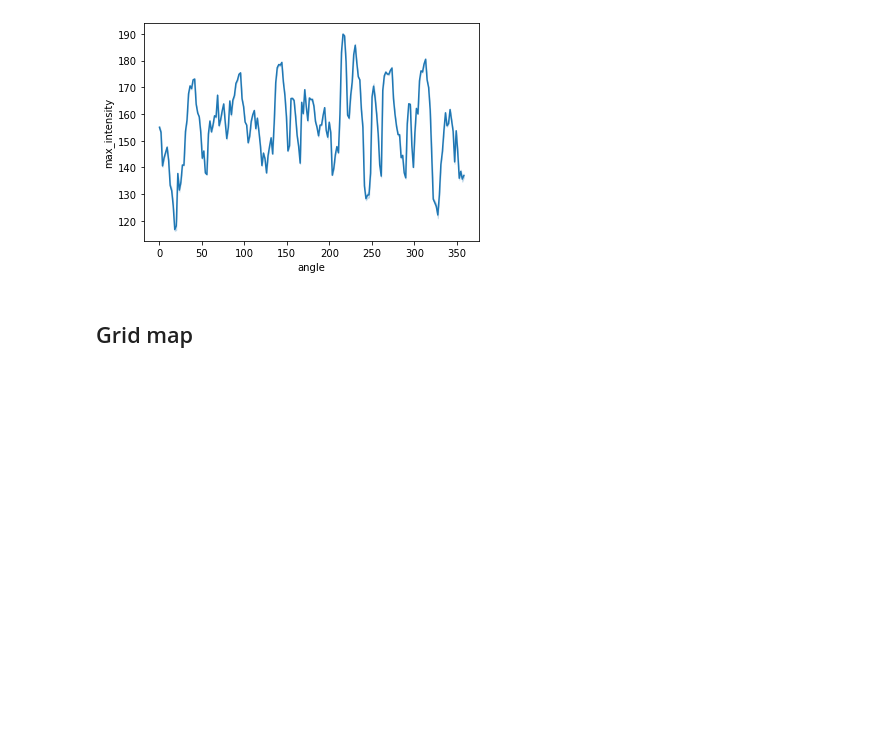
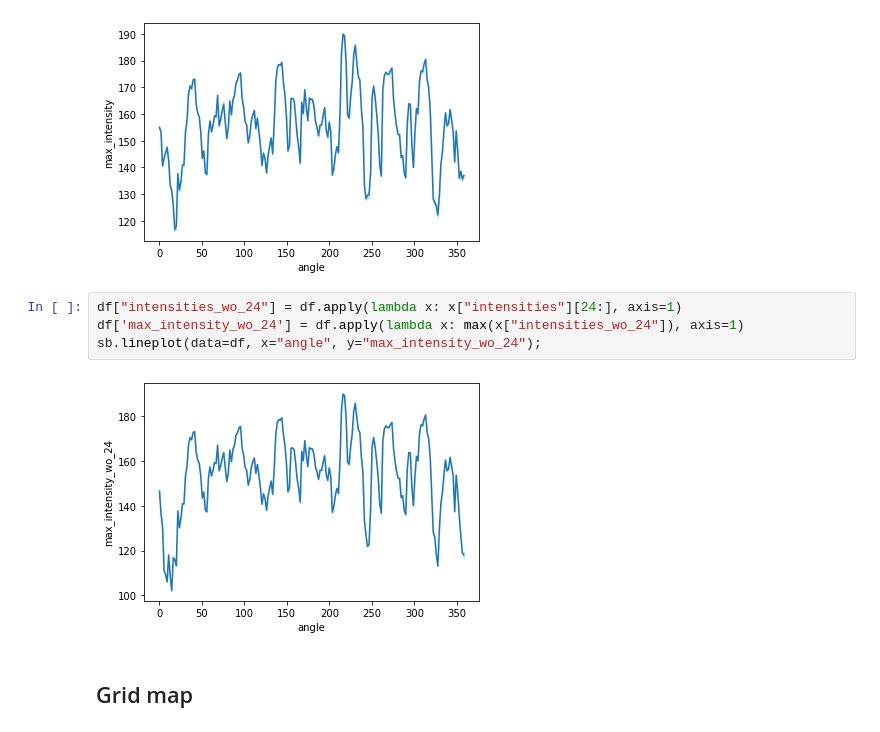
Before and after one commit to JoaoCostaIFG/slam, a Jupyter notebook: preproc.ipynb, the cells around one changed output. Drawn from its saved outputs; the diff is of its cells as text; blank space fills up the shorter version.

```diff
--- a/preproc.ipynb
+++ b/preproc.ipynb
@@ -56,6 +56,12 @@ df['max_intensity'] = df.apply(lambda x: max(x["intensities"]), axis=1)
 sb.lineplot(data=df, x="angle", y="max_intensity");
 # %% [output]
 [figure]
+# %%
+df["intensities_wo_24"] = df.apply(lambda x: x["intensities"][24:], axis=1)
+df['max_intensity_wo_24'] = df.apply(lambda x: max(x["intensities_wo_24"]), axis=1)
+sb.lineplot(data=df, x="angle", y="max_intensity_wo_24");
+# %% [output]
+[figure, added]
 # %% [markdown]
 ## Grid map
 # %% [markdown]
```
